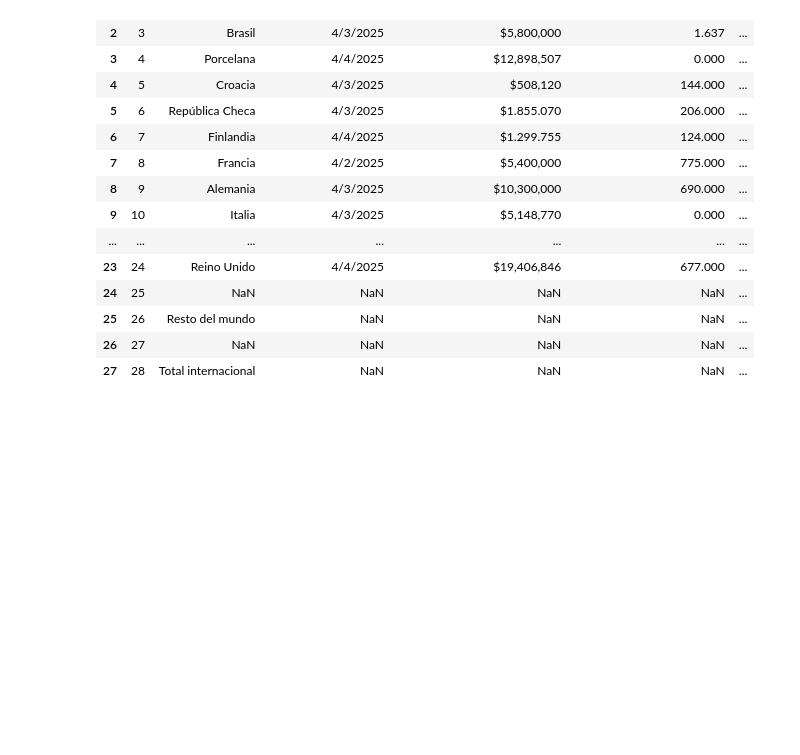
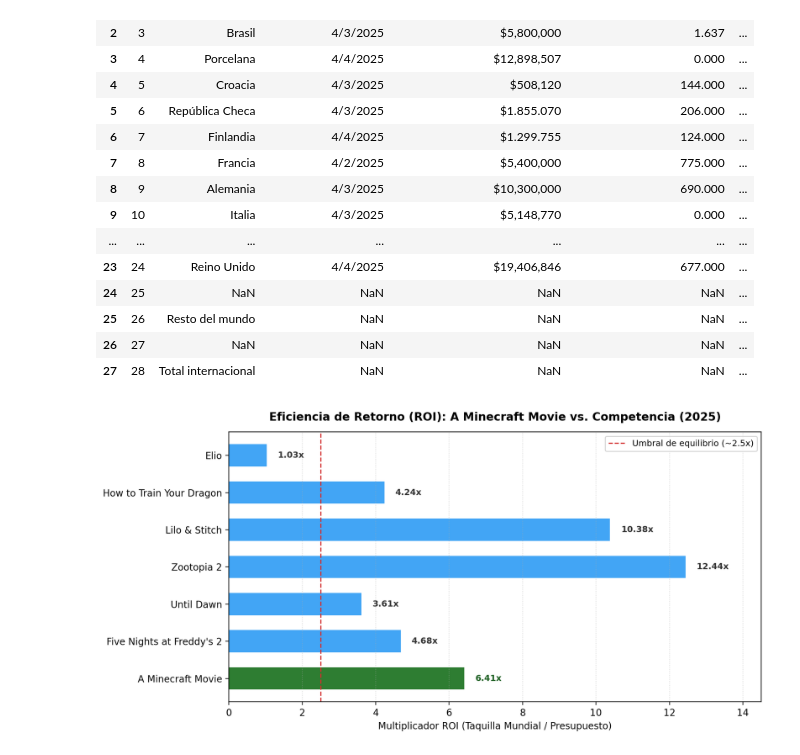
Before and after one commit to AlejandroTanquis/consulting-challenge-, a Jupyter notebook: data/raw/minecraftmovie.ipynb, the cells around one changed output. Drawn from its saved outputs; the diff is of its cells as text; code cells hidden in the pictures; blank space fills up the shorter version.

```diff
--- a/data/raw/minecraftmovie.ipynb
+++ b/data/raw/minecraftmovie.ipynb
@@ -59,3 +59,59 @@ df
 | 25 | 26 | Resto del mundo | NaN | NaN | NaN | ... |
 | 26 | 27 | NaN | NaN | NaN | NaN | ... |
 | 27 | 28 | Total internacional | NaN | NaN | NaN | ... |
+# %%
+import matplotlib.pyplot as plt
+
+# Datos de películas seleccionadas (Presupuesto en Millones USD y Multiplicador ROI)
+peliculas = [
+    "A Minecraft Movie",
+    "Five Nights at Freddy's 2",
+    "Until Dawn",
+    "Zootopia 2",
+    "Lilo & Stitch",
+    "How to Train Your Dragon",
+    "Elio"
+]
+roi_valores = [6.41, 4.68, 3.61, 12.44, 10.38, 4.24, 1.03]
+
+# Configuración de la figura
+fig, ax = plt.subplots(figsize=(10, 5), dpi=200)
+
+# Colores: Destacamos en verde el caso central (A Minecraft Movie)
+colores = [
+    "#2E7D32" if p == "A Minecraft Movie" else "#42A5F5"
+    for p in peliculas
+]
+
+barras = ax.barh(peliculas, roi_valores, color=colores, height=0.6)
+
+# Línea de equilibrio (umbral estándar de rentabilidad ~2.5x)
+ax.axvline(2.5, color="#D32F2F", linestyle="--", linewidth=1.2, label="Umbral de equilibrio (~2.5x)")
+
+# Etiquetas de valor sobre cada barra
+for barra in barras:
+    ancho = barra.get_width()
+    ax.text(
+        ancho + 0.3,
+        barra.get_y() + barra.get_height()/2,
+        f"{ancho:.2f}x",
+        va="center",
+        ha="left",
+        fontsize=9,
+        fontweight="bold",
+        color="#1B5E20" if ancho == 6.41 else "#333333"
+    )
+
+# Estética y títulos
+ax.set_title("Eficiencia de Retorno (ROI): A Minecraft Movie vs. Competencia (2025)", fontsize=12, fontweight="bold", pad=12)
+ax.set_xlabel("Multiplicador ROI (Taquilla Mundial / Presupuesto)", fontsize=10)
+ax.set_xlim(0, 14.5)
+ax.grid(axis="x", linestyle=":", alpha=0.5)
+ax.legend(loc="upper right", frameon=True, facecolor="white", fontsize=9)
+
+plt.tight_layout()
+
+# Muestra el gráfico en pantalla
+plt.show()
+# %% [output]
+[figure, added]
```
